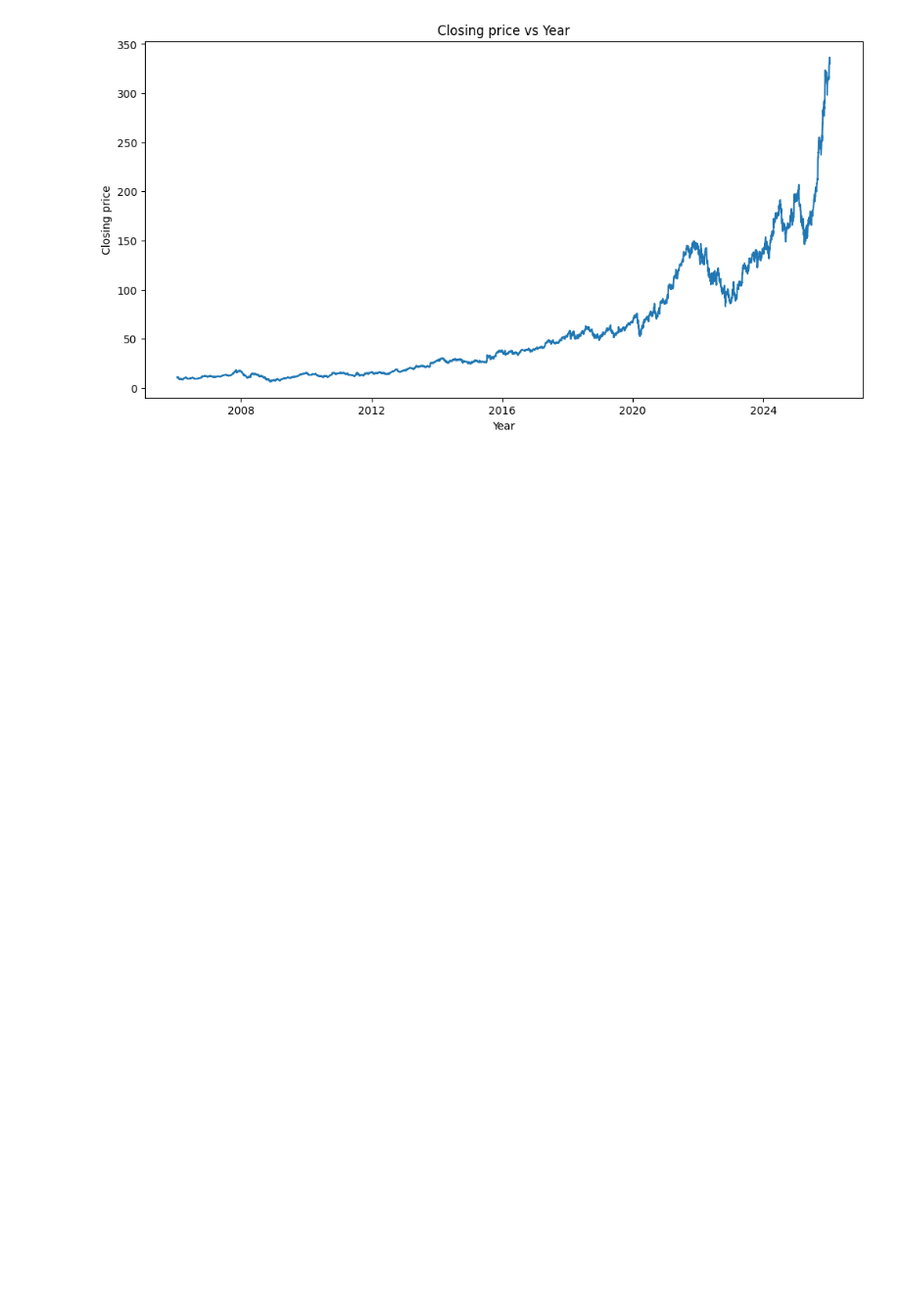
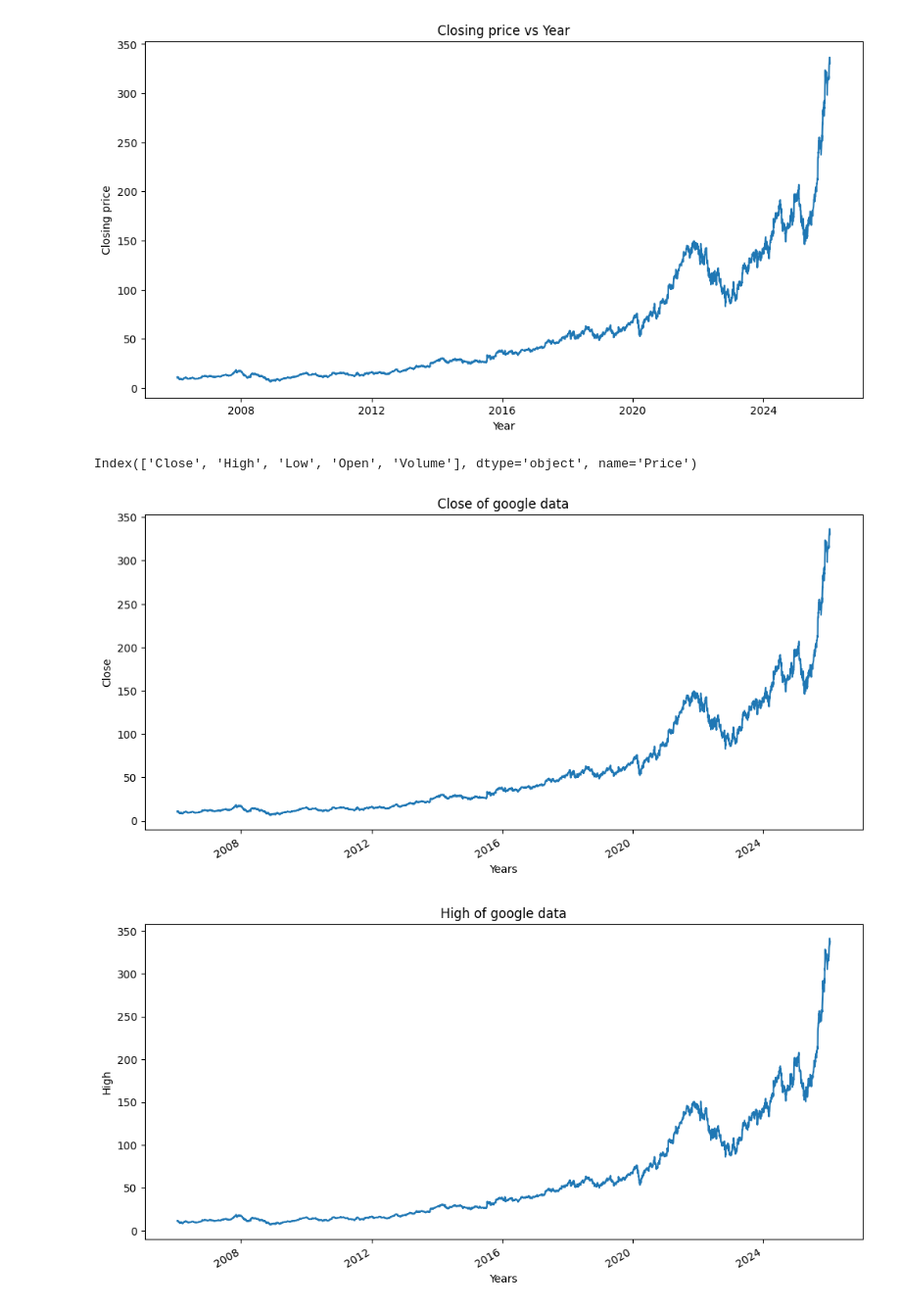
Before and after one commit to BibekRai44/basic-ml-project, a Jupyter notebook: google-stock-prediction.ipynb, the cells around one changed output. Shown at 98% size. Cells and saved outputs as stored; diff of their text form; code cells hidden in the pictures; blank space fills up the shorter version.

Commit message:
data viz

```diff
--- a/google-stock-prediction.ipynb
+++ b/google-stock-prediction.ipynb
@@ -80,3 +81,21 @@ plt.title("Closing price vs Year")
 plt.show()
 # %% [output]
 [figure]
+# %%
+def plot_graph(figsize,values,col_name):
+    plt.figure()
+    values.plot(figsize=figsize)
+    plt.xlabel("Years")
+    plt.ylabel(col_name)
+    plt.title(f"{col_name} of google data" )
+    plt.show()
+# %%
+dataset.columns
+# %% [output]
+Index(['Close', 'High', 'Low', 'Open', 'Volume'], dtype='object', name='Price')
+# %%
+for column in dataset.columns:
+    plot_graph((12,6),dataset[column],column)
+# %% [output]
+[figure, added]
+[figure, added]
```
Also changed, not shown: parts of 11 cells of this notebook.
